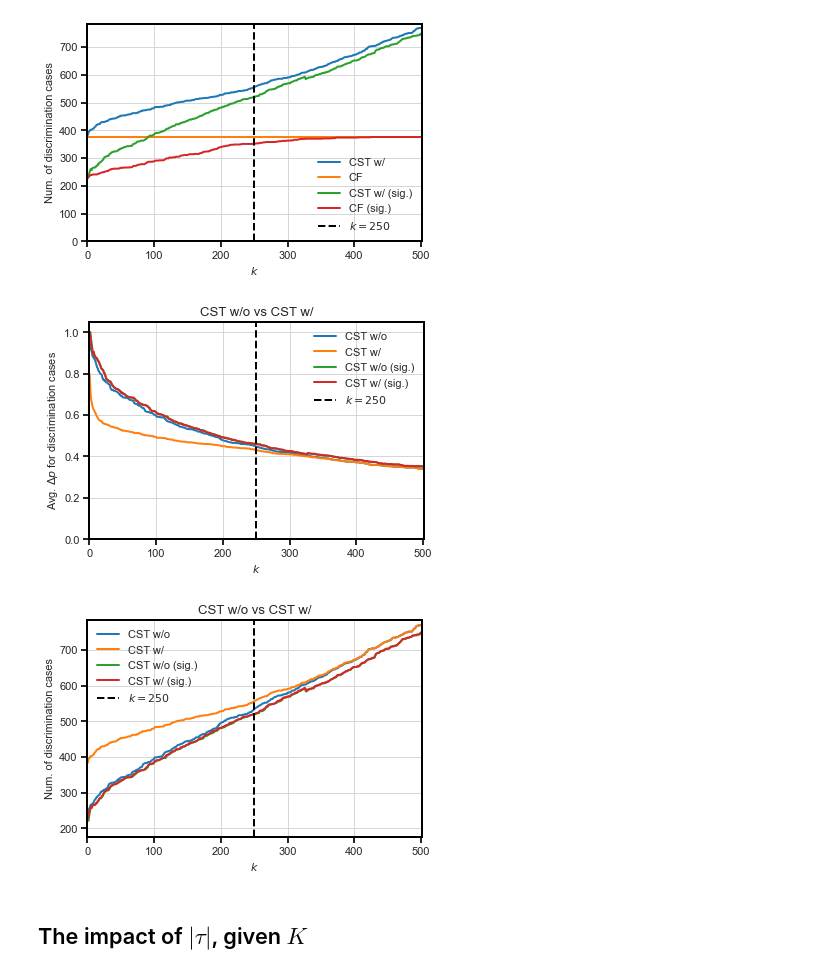
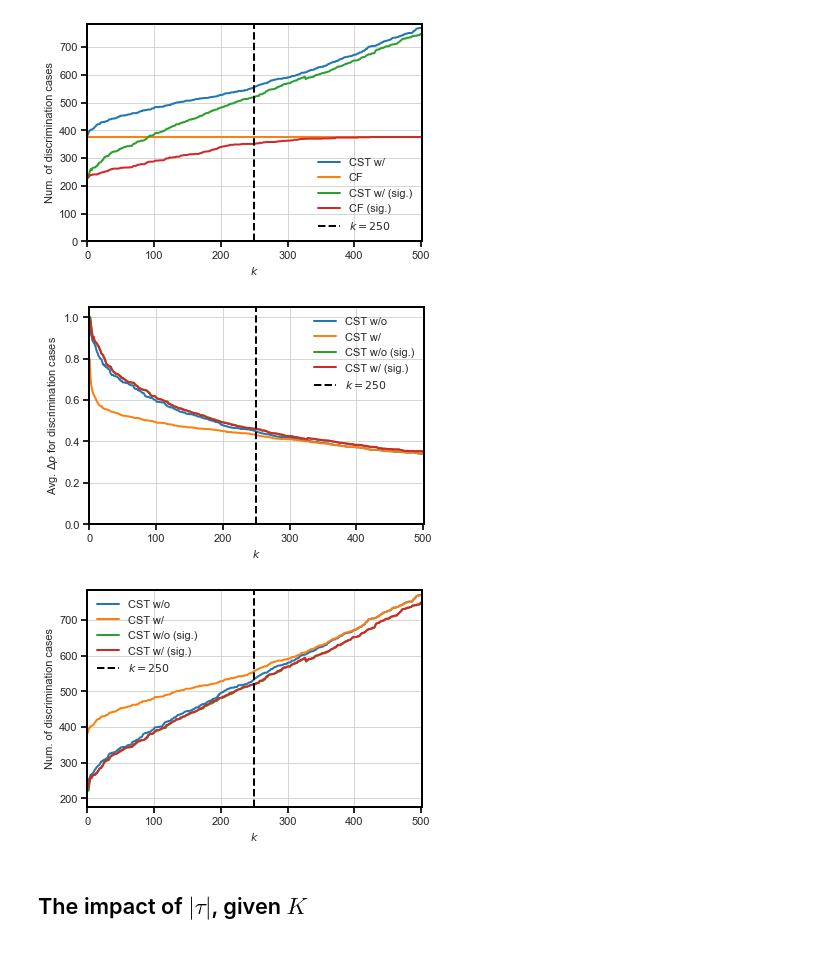
Before and after one commit to cc-jalvarez/counterfactual-situation-testing, a Jupyter notebook: src/analysis_k_param.ipynb, the cells around one changed output. Saved outputs shown, nothing was run; the diff lists cells and outputs as text; code cells hidden in the pictures.

```diff
--- a/src/analysis_k_param.ipynb
+++ b/src/analysis_k_param.ipynb
@@ -203,18 +203,18 @@ plt.show()
 # %%
 plt.plot(k_results['k'], k_results['CSTwo_diff'], label='CST w/o')
 plt.plot(k_results['k'], k_results['CSTwi_diff'], label='CST w/')
 plt.plot(k_results['k'], k_results['CSTwo_diff_sig'], label='CST w/o (sig.)')
 plt.plot(k_results['k'], k_results['CSTwi_diff_sig'], label='CST w/ (sig.)')
 plt.xlim(0, k_u+1)
 plt.xlabel("$k$")
 plt.ylim(0.0, 1.05)
 plt.ylabel("Avg. $\Delta p$ for discrimination cases")
 plt.axvline(x=250, linestyle='--', color='black', label='$k=250$')
 plt.legend()
-plt.title('CST w/o vs CST w/')
+# plt.title('CST w/o vs CST w/')
 plt.show()
 # %% [output]
-[figure, old version]
+[figure, new version]
 # %%
 plt.plot(k_results['k'], k_results['CSTwo_num'], label='CST w/o')
 plt.plot(k_results['k'], k_results['CSTwi_num'], label='CST w/')
@@ -227,10 +227,10 @@ plt.ylim(175, k_results.iloc[-1].max() + 15)
 plt.ylabel("Num. of discrimination cases")
 plt.axvline(x=250, linestyle='--', color='black', label='$k=250$')
 plt.legend()
-plt.title('CST w/o vs CST w/')
+# plt.title('CST w/o vs CST w/')
 plt.show()
 # %% [output]
-[figure, old version]
+[figure, new version]
 # %% [markdown]
 ## The impact of $|\tau|$, given $K$
 # %%
```
